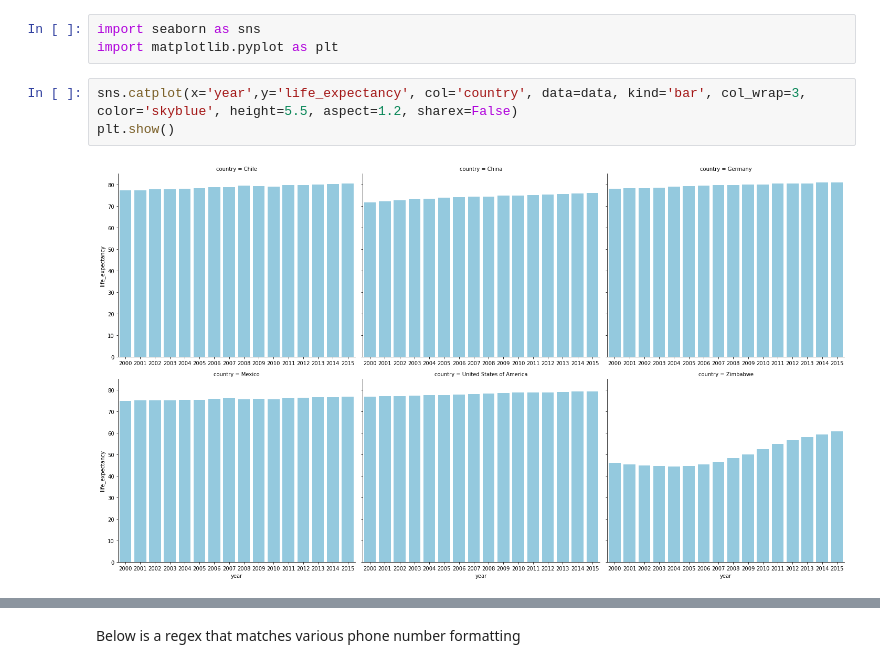
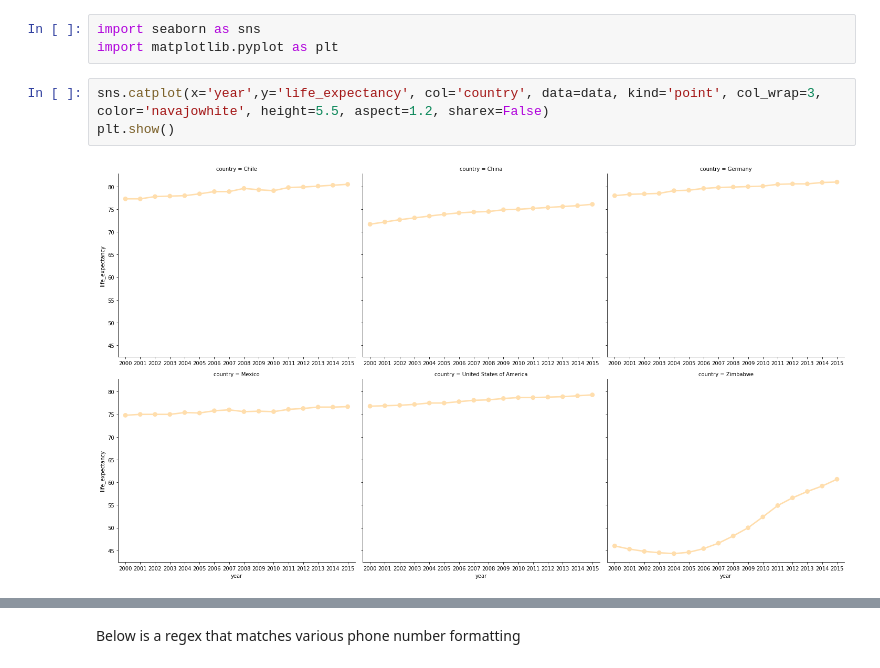
Before and after one commit to rj-pal/Codecademy, a Jupyter notebook: Life-Expectancy-and-GDP-Starter/life_expectancy_gdp.ipynb, the cells around one changed output, grey strips where cells are left out. Drawn from its saved outputs; the diff is of its cells as text.

Commit message:
Updated some charts and experimented with colors and images

```diff
--- a/Life-Expectancy-and-GDP-Starter/life_expectancy_gdp.ipynb
+++ b/Life-Expectancy-and-GDP-Starter/life_expectancy_gdp.ipynb
@@ -88,7 +88,7 @@ data[['country', 'life_expectancy', 'gdp']].groupby('country').mean().reset_inde
 import seaborn as sns
 import matplotlib.pyplot as plt
 # %%
-sns.catplot(x='year',y='life_expectancy', col='country', data=data, kind='bar', col_wrap=3, color='skyblue', height=5.5, aspect=1.2, sharex=False)
+sns.catplot(x='year',y='life_expectancy', col='country', data=data, kind='point', col_wrap=3, color='navajowhite', height=5.5, aspect=1.2, sharex=False)
 plt.show()
 # %% [output]
-[figure, old version]
+[figure, new version]
```
Also changed, not shown: parts of 9 cells of this notebook.
